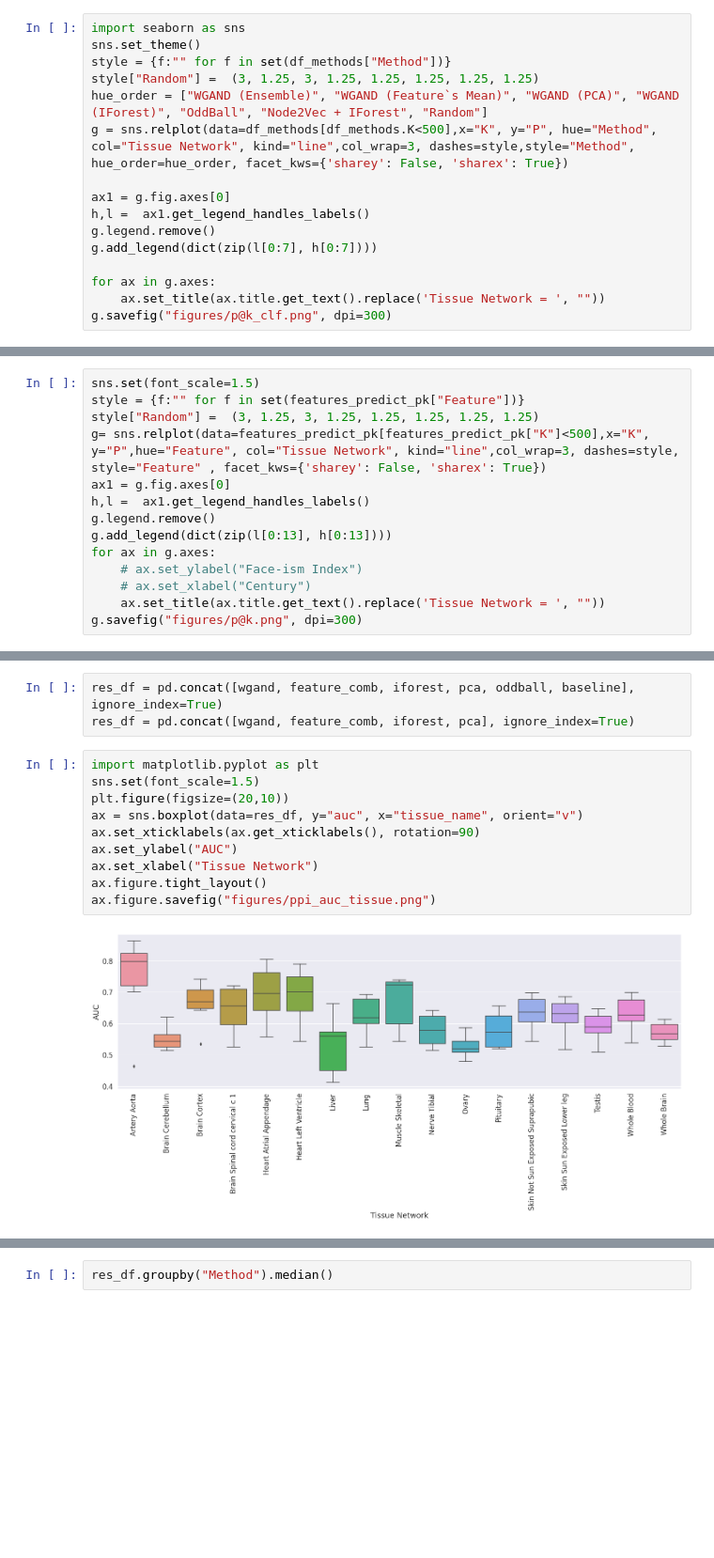
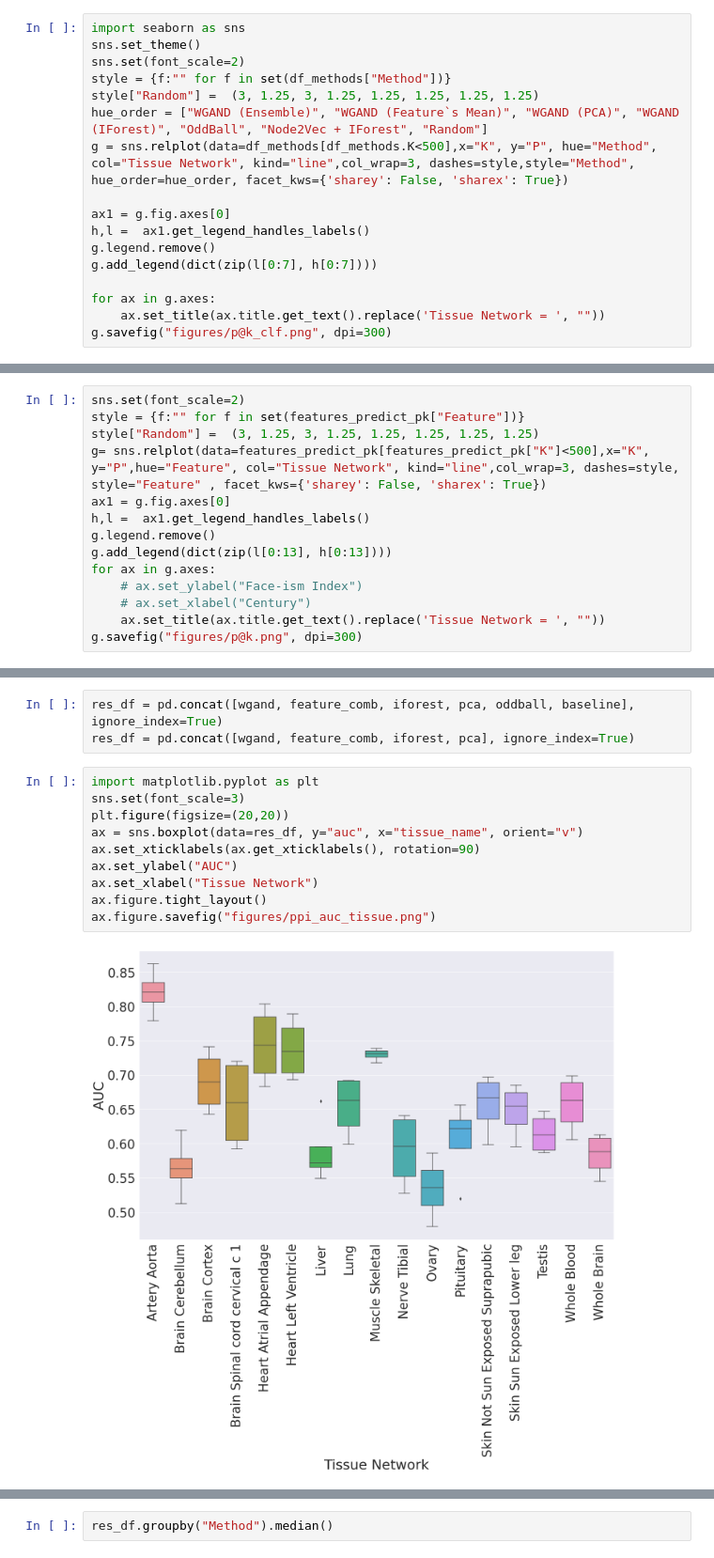
Before and after one commit to data4goodlab/wgand, a Jupyter notebook: Baselines.ipynb, the cells around one changed output, grey strips where cells are left out. Shown at 94% size. Saved outputs shown, nothing was run; the diff lists cells and outputs as text; blank space fills up the shorter version.

```diff
--- a/Baselines.ipynb
+++ b/Baselines.ipynb
@@ -663,6 +664,7 @@ df_methods = pd.concat([wgand_preds, baseline_preds, oddball_preds, df_random, f
 # %%
 import seaborn as sns
 sns.set_theme()
+sns.set(font_scale=2)
 style = {f:"" for f in set(df_methods["Method"])}
 style["Random"] =  (3, 1.25, 3, 1.25, 1.25, 1.25, 1.25, 1.25)
 hue_order = ["WGAND (Ensemble)", "WGAND (Feature`s Mean)", "WGAND (PCA)", "WGAND (IForest)", "OddBall", "Node2Vec + IForest", "Random"]
@@ -727,7 +732,7 @@ df_random
 # %%
 features_predict_pk =  features_predict.append(df_random.rename(columns={"Method":"Feature"}), ignore_index=True)
 # %%
-sns.set(font_scale=1.5)
+sns.set(font_scale=2)
 style = {f:"" for f in set(features_predict_pk["Feature"])}
 style["Random"] =  (3, 1.25, 3, 1.25, 1.25, 1.25, 1.25, 1.25)
 g= sns.relplot(data=features_predict_pk[features_predict_pk["K"]<500],x="K", y="P",hue="Feature", col="Tissue Network", kind="line",col_wrap=3, dashes=style, style="Feature" , facet_kws={'sharey': False, 'sharex': True})
@@ -767,15 +891,15 @@ res_df = pd.concat([wgand, feature_comb, iforest, pca, oddball, baseline], ignor
 res_df = pd.concat([wgand, feature_comb, iforest, pca], ignore_index=True)
 # %%
 import matplotlib.pyplot as plt
-sns.set(font_scale=1.5)
-plt.figure(figsize=(20,10))
+sns.set(font_scale=3)
+plt.figure(figsize=(20,20))
 ax = sns.boxplot(data=res_df, y="auc", x="tissue_name", orient="v")
 ax.set_xticklabels(ax.get_xticklabels(), rotation=90)
 ax.set_ylabel("AUC")
 ax.set_xlabel("Tissue Network")
 ax.figure.tight_layout()
 ax.figure.savefig("figures/ppi_auc_tissue.png")
 # %% [output]
-[figure, old version]
+[figure, new version]
 # %%
 import matplotlib.pyplot as plt
```
Also changed, not shown: parts of 21 cells of this notebook.
